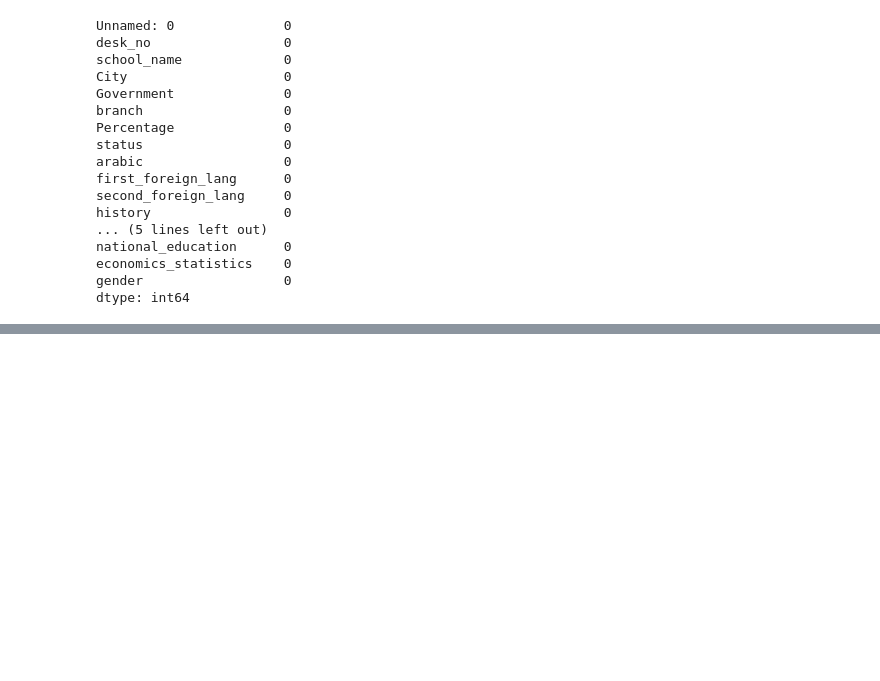
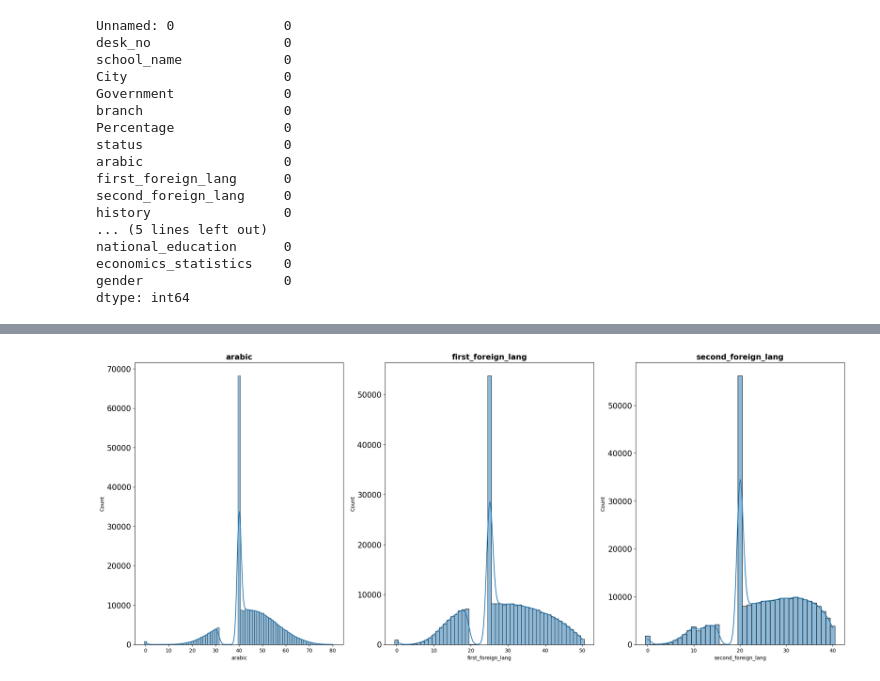
Before and after one commit to kareemhbendary/Thanawya-Amma-First-Exams-Data-Analyzing, a Jupyter notebook: datacleaningandanalyzing.ipynb, the cells around one changed output, grey strips where cells are left out. Cells and saved outputs as stored; diff of their text form; code cells hidden in the pictures; blank space fills up the shorter version.

```diff
--- a/datacleaningandanalyzing.ipynb
+++ b/datacleaningandanalyzing.ipynb
@@ -450,0 +481,3 @@ dfliter.to_csv('literaturesection.csv')
+# %%
+Literary_Main_Subjects = dfliter[["arabic","first_foreign_lang","second_foreign_lang"]]
+Literary_Main_Subjects
@@ -450,0 +506,9 @@ dfliter.to_csv('literaturesection.csv')
+# %%
+fig, axs = plt.subplots(1, len(Literary_Main_Subjects.columns), figsize=(25,10))
+
+for i, ax in enumerate(axs.flat):
+    sns.histplot(Literary_Main_Subjects.iloc[:,i] , ax=ax , kde=True, bins=50 )
+    ax.set_title(Literary_Main_Subjects.columns[i], fontsize=15, fontweight='bold')
+    ax.tick_params(axis='y', labelsize=15)
+# %% [output]
+[figure, added]
```
Also changed, not shown: parts of 29 cells of this notebook.
